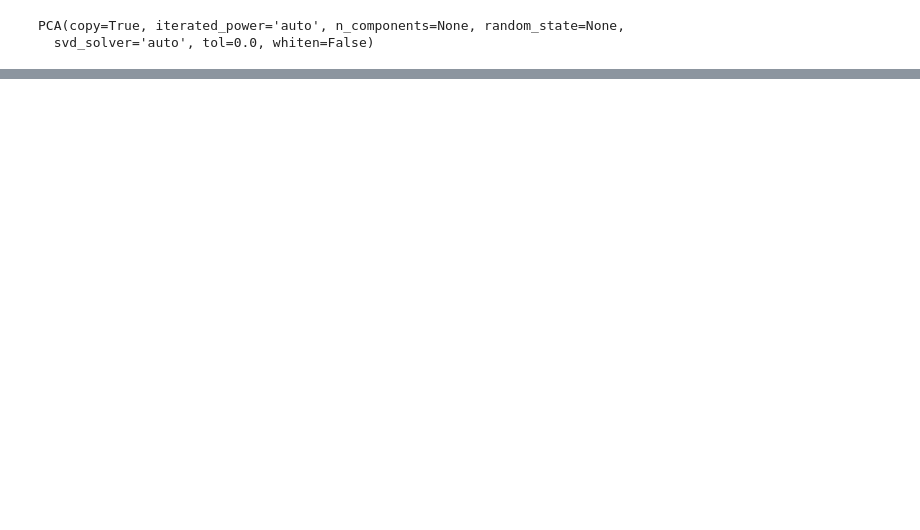
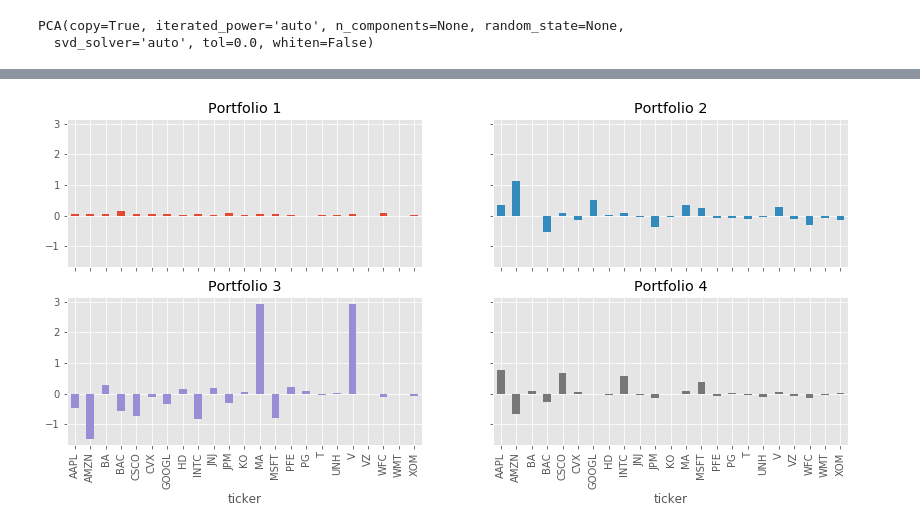
Before and after one commit to PaulClas/machine-learning-for-trading, a Jupyter notebook: 12_unsupervised_learning/01_dimensionality_reduction/03_pca_and_risk_factor_models.ipynb, the cells around one changed output, grey strips where cells are left out. Saved outputs shown, nothing was run; the diff lists cells and outputs as text; code cells hidden in the pictures; blank space fills up the shorter version.

```diff
--- a/12_unsupervised_learning/01_dimensionality_reduction/03_pca_and_risk_factor_models.ipynb
+++ b/12_unsupervised_learning/01_dimensionality_reduction/03_pca_and_risk_factor_models.ipynb
@@ -63,0 +151,4 @@ pd.Series(pca.explained_variance_ratio_).cumsum().plot(ylim=(0,1),ax=axes[1], ti
+# %%
+returns = returns.dropna(thresh=int(returns.shape[0] * .95), axis=1)
+returns = returns.dropna(thresh=int(returns.shape[1] * .95))
+returns.info()
@@ -63,0 +173,2 @@ pd.Series(pca.explained_variance_ratio_).cumsum().plot(ylim=(0,1),ax=axes[1], ti
+# %%
+cov = returns.cov()
@@ -63,0 +179,3 @@ pd.Series(pca.explained_variance_ratio_).cumsum().plot(ylim=(0,1),ax=axes[1], ti
+# %%
+pca.fit(cov)
+pd.Series(pca.explained_variance_ratio_).to_frame('Explained Variance').head().style.format('{:,.2%}'.format)
@@ -63,0 +189,8 @@ pd.Series(pca.explained_variance_ratio_).cumsum().plot(ylim=(0,1),ax=axes[1], ti
+# %%
+top4 = pd.DataFrame(pca.components_[:4], columns=cov.columns)
+eigen_portfolios = top4.div(top4.sum(1), axis=0)
+eigen_portfolios.index = [f'Portfolio {i}' for i in range(1, 5)]
+# %%
+eigen_portfolios.T.plot.bar(subplots=True, layout=(2,2), figsize=(14,6), legend=False, sharey=True);
+# %% [output]
+[figure, added]
```
Also changed, not shown: parts of 30 cells of this notebook, 10 other files.
